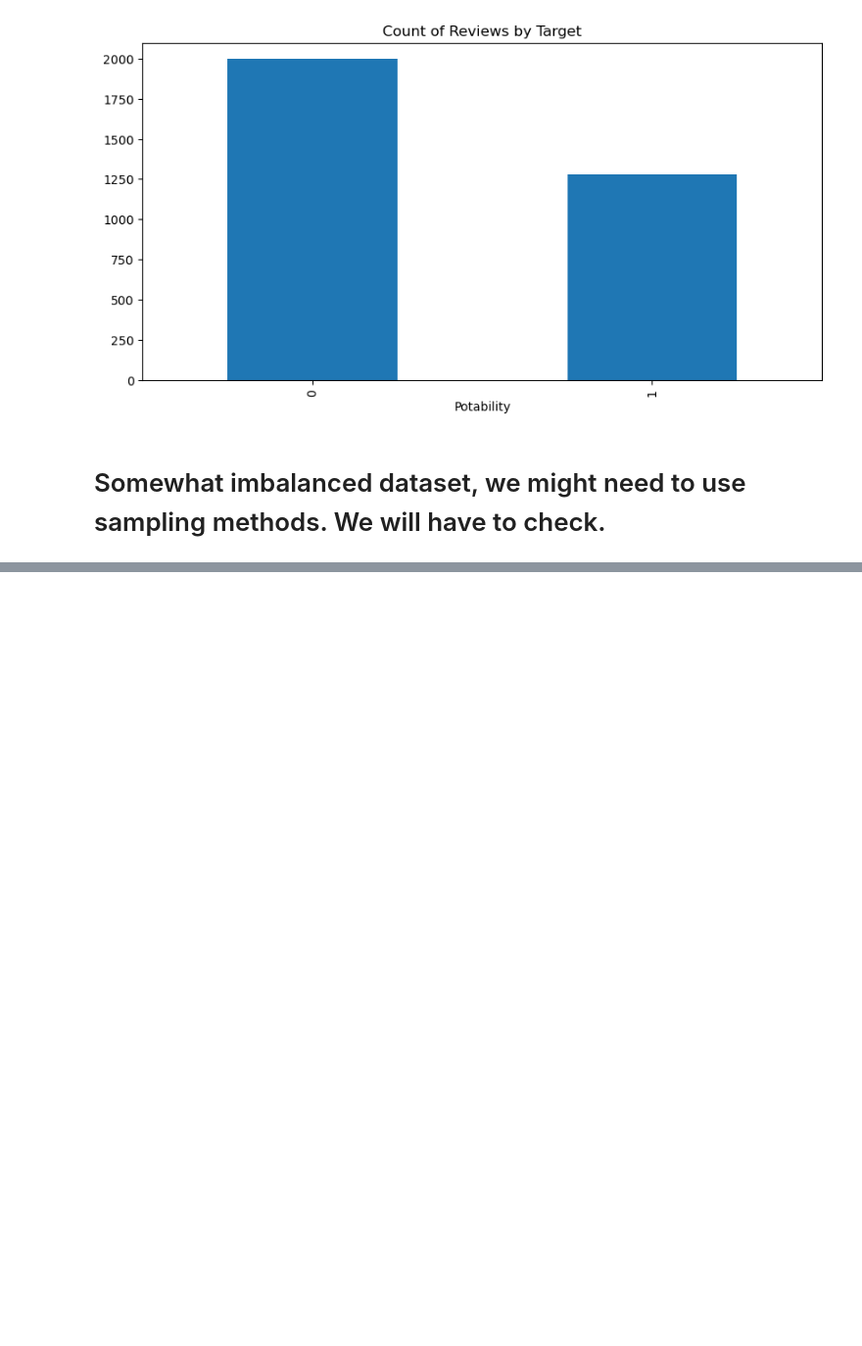
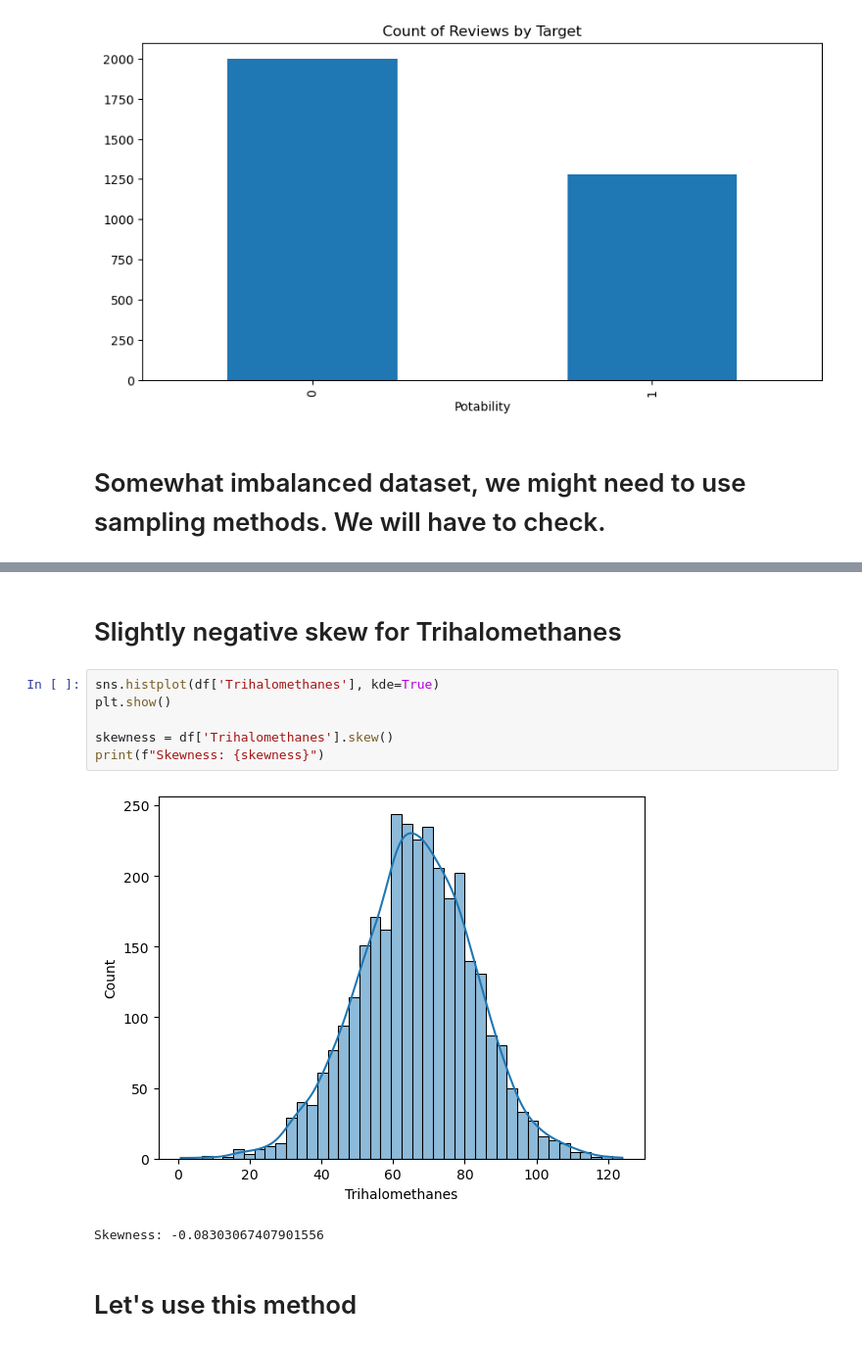
Before and after one commit to MaukanMir/Water-Quality-Classification, a Jupyter notebook: training.ipynb, the cells around one changed output, grey strips where cells are left out. Shown: that part at 98% size. Drawn from its saved outputs; the diff is of its cells as text; blank space fills up the shorter version.

```diff
--- a/training.ipynb
+++ b/training.ipynb
@@ -114,0 +159,13 @@ Class=1, Count=1278, Percentage=39.011%
+# %% [markdown]
+# Slightly negative skew for Trihalomethanes
+# %%
+sns.histplot(df['Trihalomethanes'], kde=True)
+plt.show()
+
+skewness = df['Trihalomethanes'].skew()
+print(f"Skewness: {skewness}")
+# %% [output]
+[figure, added]
+Skewness: -0.08303067407901556
+# %% [markdown]
+# Let's use this method
```
Also changed, not shown: parts of 6 cells of this notebook.
